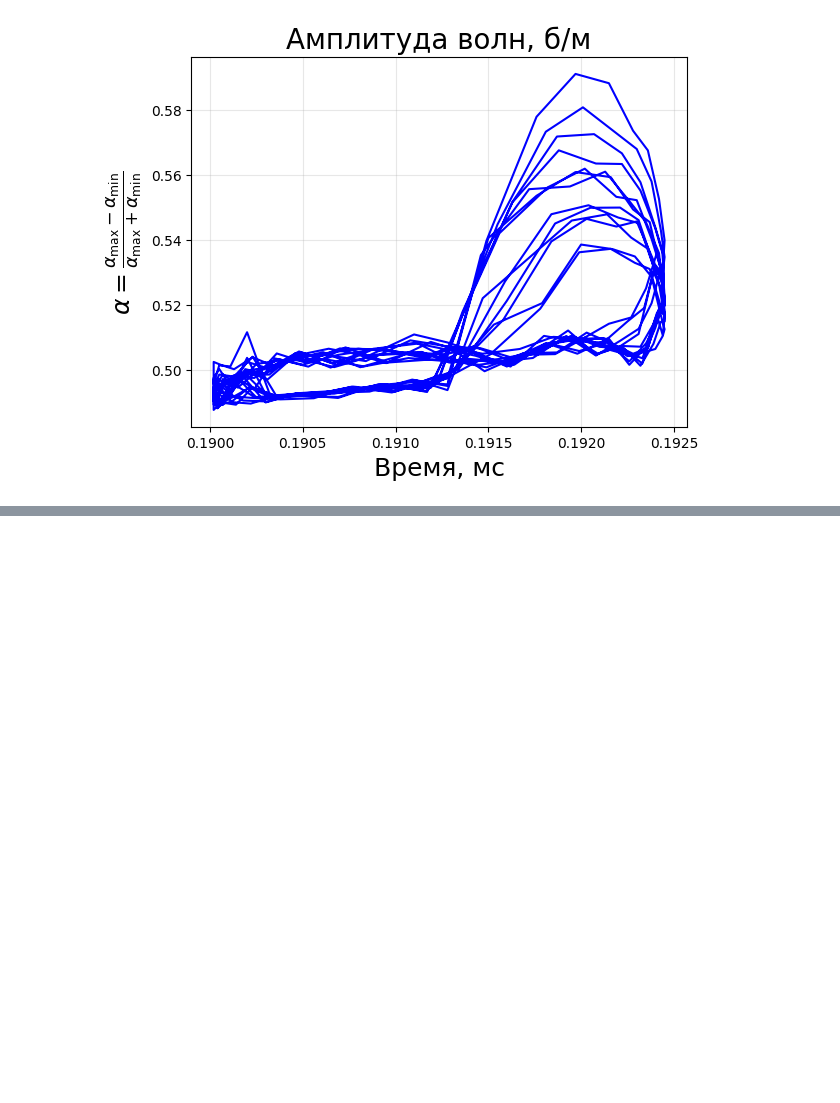
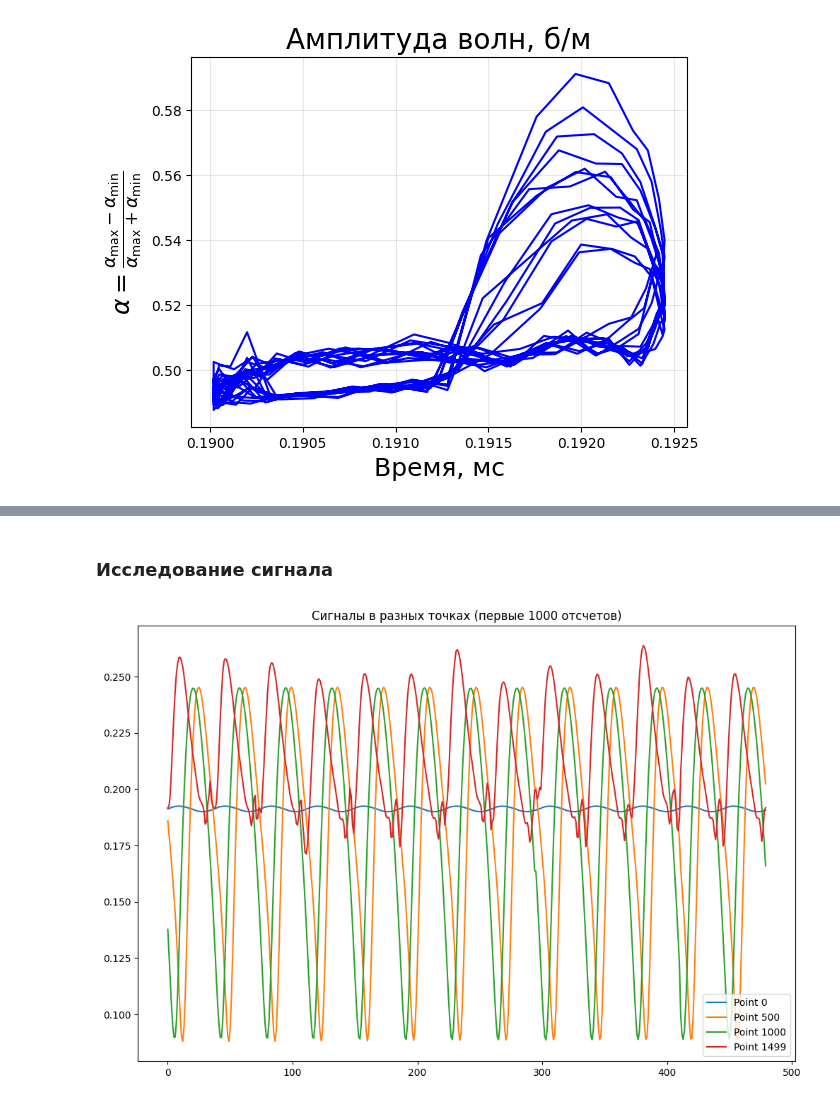
Before and after one commit to UlyanaGru/Fourier, a Jupyter notebook: test.ipynb, the cells around one changed output, grey strips where cells are left out. Drawn from its saved outputs; the diff is of its cells as text; code cells hidden in the pictures; blank space fills up the shorter version.

```diff
--- a/test.ipynb
+++ b/test.ipynb
@@ -386,0 +418,12 @@ plt.show()
+# %% [markdown]
+### Исследование сигнала
+# %%
+#сигнал в нескольких точках
+plt.figure(figsize=(12, 8))
+for i in [0, 500, 1000, 1499]:  #разные пространственные точки
+    plt.plot(data[tf_ind:tf_ind+1000, i], label=f'Point {i}')
+plt.legend()
+plt.title('Сигналы в разных точках (первые 1000 отсчетов)')
+plt.show()
+# %% [output]
+[figure, added]
```
Also changed, not shown: parts of 5 cells of this notebook.
